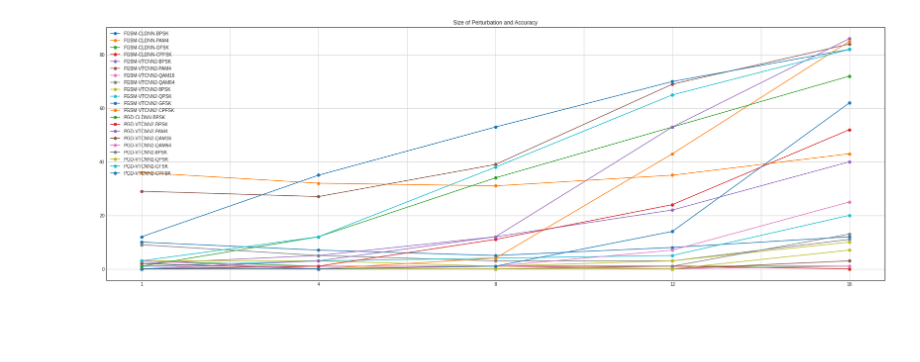
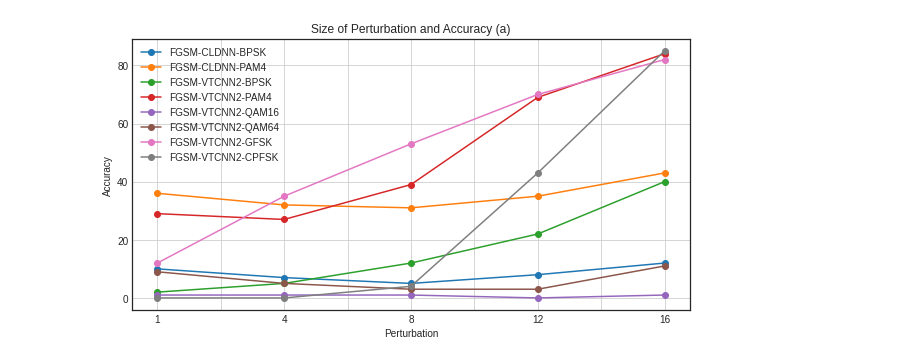
Before and after one commit to ongtiongheng/rfml, a Jupyter notebook: plot_mssd_SizePerturbaton.ipynb, the cells around one changed output. Drawn from its saved outputs; the diff is of its cells as text; code cells hidden in the pictures; blank space fills up the shorter version.

```diff
--- a/plot_mssd_SizePerturbaton.ipynb
+++ b/plot_mssd_SizePerturbaton.ipynb
@@ -13,39 +13,41 @@ import matplotlib.pyplot as plt
 
 index = ['1','4','8','12','16']
 
 df = pd.DataFrame([
-    [10,36,3,0,2,29,1,9,3,1,12,0,1,0,0,2,3,0,0,3,0],
-    [7,32,1,1,5,27,1,5,3,3,35,0,12,1,3,0,0,0,0,12,0],
-    [5,31,1,1,12,39,1,3,1,4,53,4,34,11,12,0,1,0,0,38,1],
-    [8,35,1,1,22,69,0,3,3,5,70,43,53,24,53,0,7,1,0,65,14],
-    [12,43,1,0,40,84,1,11,10,20,82,85,72,52,86,3,25,13,7,82,62]],
-    columns=['FGSM-CLDNN-BPSK','FGSM-CLDNN-PAM4','FGSM-CLDNN-GFSK','FGSM-CLDNN-CPFSK','FGSM-VTCNN2-BPSK','FGSM-VTCNN2-PAM4','FGSM-VTCNN2-QAM16','FGSM-VTCNN2-QAM64','FGSM-VTCNN2-8PSK','FGSM-VTCNN2-QPSK','FGSM-VTCNN2-GFSK','FGSM-VTCNN2-CPFSK','PGD-CLDNN-BPSK','PGD-VTCNN2-BPSK','PGD-VTCNN2-PAM4','PGD-VTCNN2-QAM16','PGD-VTCNN2-QAM64','PGD-VTCNN2-8PSK','PGD-VTCNN2-QPSK','PGD-VTCNN2-GFSK','PGD-VTCNN2-CPFSK'], index=index
+	  [10,36,2,29,1,9,12,0],
+    [7,32,5,27,1,5,35,0],
+    [5,31,12,39,1,3,53,4],
+    [8,35,22,69,0,3,70,43],
+    [12,43,40,84,1,11,82,85]],
+    columns=['FGSM-CLDNN-BPSK','FGSM-CLDNN-PAM4','FGSM-VTCNN2-BPSK','FGSM-VTCNN2-PAM4','FGSM-VTCNN2-QAM16','FGSM-VTCNN2-QAM64','FGSM-VTCNN2-GFSK', 'FGSM-VTCNN2-CPFSK'], index=index
 )
 
 #ax = plt.gca()
 
 #plt.rcParams["figure.figsize"] = [30, 10]
 #plt.xticks(rotation = 45) # Rotates X-Axis Ticks by 45-degrees
 plt.style.use('seaborn-white')
 #plt.xticks(list(range(len(index))), df.index, fontsize=11)
-df.plot(figsize=(30,10),grid=True,title='Size of Perturbation and Accuracy',marker='o')
-file_path = "/tmp/SizeofPerturbationandAccuracy.svg"
+df.plot(figsize=(10,5),grid=True,title='Size of Perturbation and Accuracy (a)',marker='o')
+file_path = "/tmp/SizeofPerturbationandAccuracy-FGSM.svg"
 plt.savefig(file_path, format="svg")
+plt.xlabel('Perturbation')
+plt.ylabel('Accuracy')
 plt.show()
 #plt.xticks(ticks=x_ticks)
 #plt.show()
 
 # plotting a bar graph
 # Draw a scatter plot
 #df.plot.scatter(x = 'Attack-SNR(DB)', y = '1');
 #df.plot(kind='scatter',x='num_children',y='num_pets',color='red')
 #df.plot(x="Attack-SNR(DB)", y="1", kind="bar")
 #np_plot = np.array(var)
 
 #plt.plot(np_plot)
 #plt.title('title name')
 #plt.xlabel('xAxis name')
 #plt.ylabel('yAxis name')
 #plt.show()
 # %% [output]
-[figure, old version]
+[figure, new version]
```
